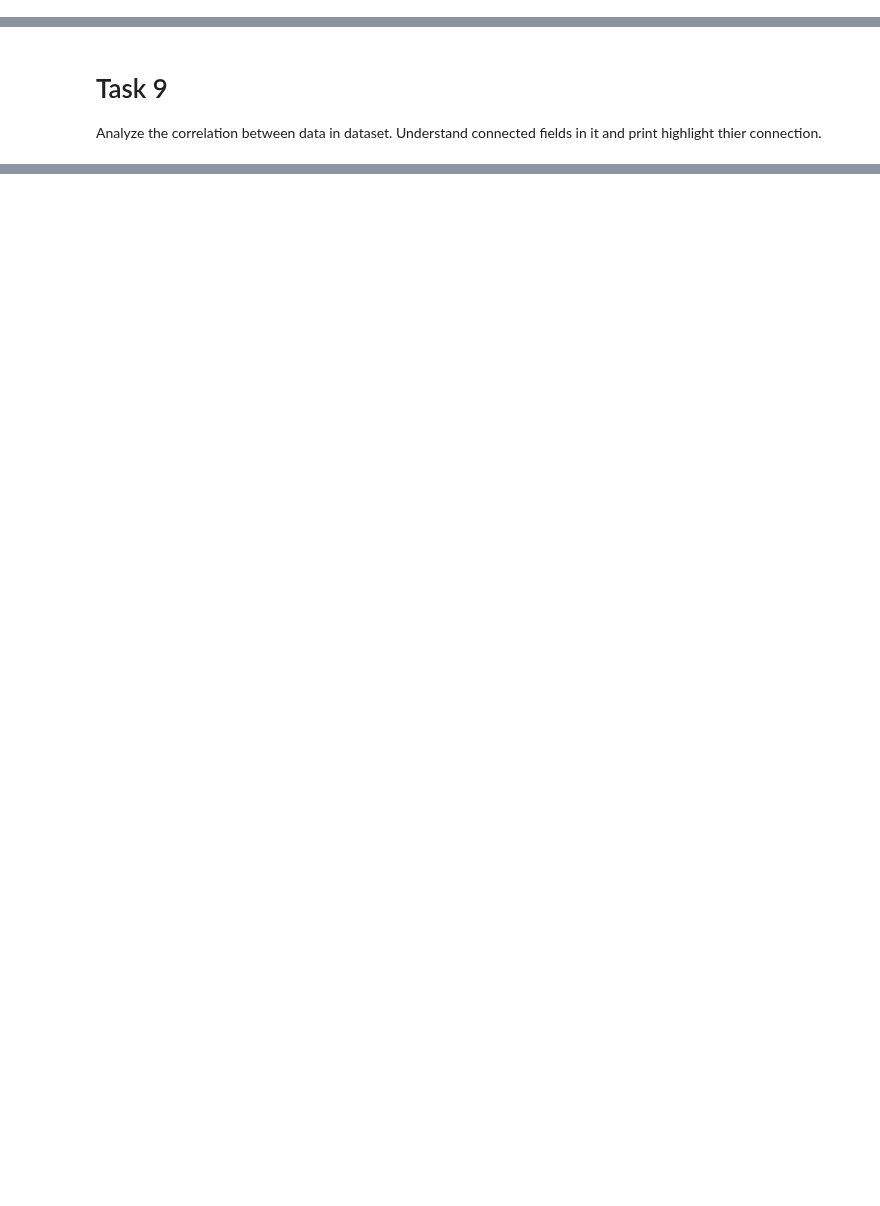
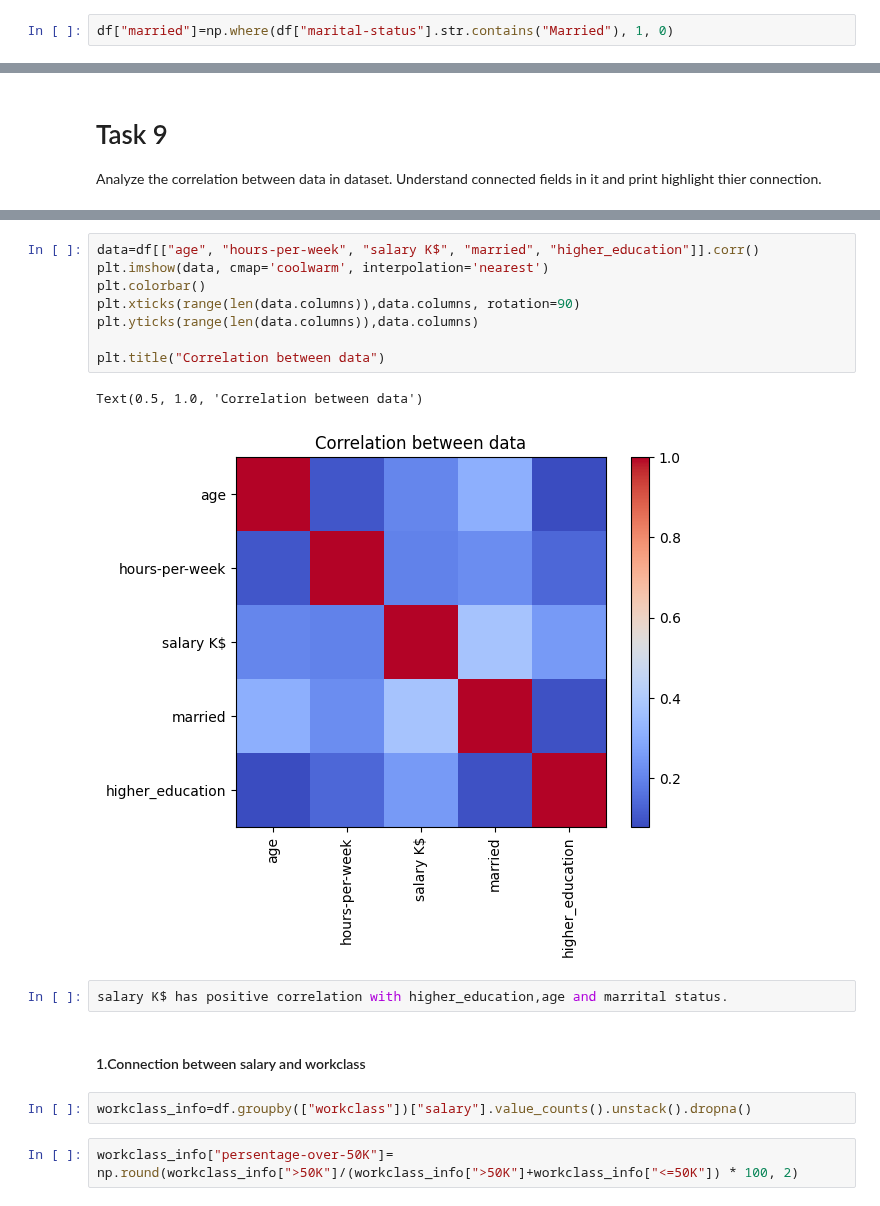
Before and after one commit to mate-academy/py-adult-data-analysis, a Jupyter notebook: app/main.ipynb, the cells around one changed output, grey strips where cells are left out. Cells and saved outputs as stored; diff of their text form; blank space fills up the shorter version.

```diff
--- a/app/main.ipynb
+++ b/app/main.ipynb
@@ -56,0 +177,2 @@ Married men are those, whom `marital-status` starts with "Married". Others are n
+# %%
+df["married"]=np.where(df["marital-status"].str.contains("Married"), 1, 0)
@@ -66,0 +237,19 @@ Analyze the correlation between data in dataset. Understand connected fields in
+# %%
+data=df[["age", "hours-per-week", "salary K$", "married", "higher_education"]].corr()
+plt.imshow(data, cmap='coolwarm', interpolation='nearest')
+plt.colorbar()
+plt.xticks(range(len(data.columns)),data.columns, rotation=90)
+plt.yticks(range(len(data.columns)),data.columns)
+
+plt.title("Correlation between data")
+# %% [output]
+Text(0.5, 1.0, 'Correlation between data')
+[figure, added]
+# %%
+salary K$ has positive correlation with higher_education,age and marrital status.
+# %% [markdown]
+#### 1.Connection between salary and workclass
+# %%
+workclass_info=df.groupby(["workclass"])["salary"].value_counts().unstack().dropna()
+# %%
+workclass_info["persentage-over-50K"]= np.round(workclass_info[">50K"]/(workclass_info[">50K"]+workclass_info["<=50K"]) * 100, 2)
```
Also changed, not shown: parts of 40 cells of this notebook.
